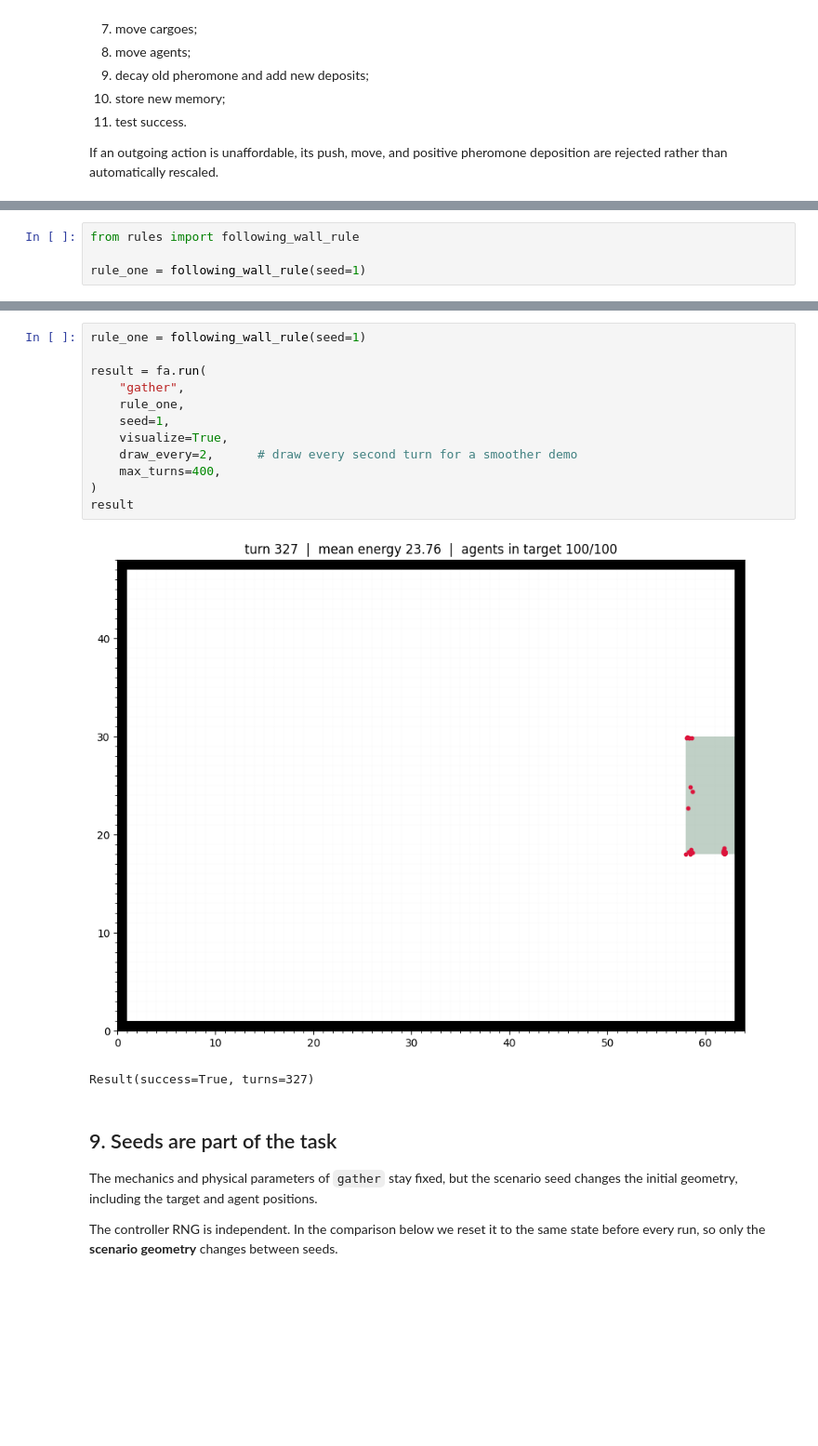
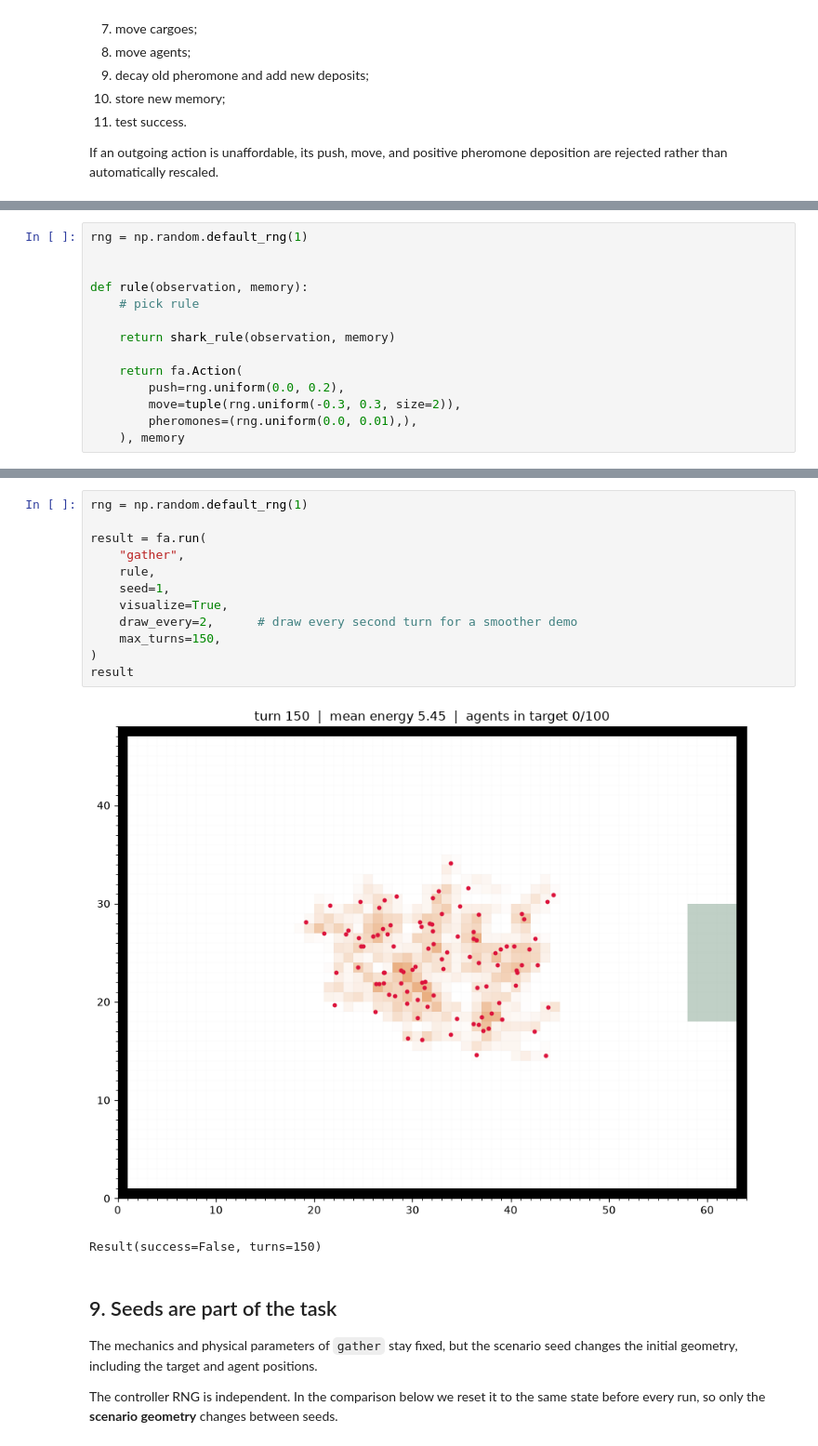
Before and after one commit to kimiasedighi/team_shark, a Jupyter notebook: getting_started.ipynb, the cells around one changed output, grey strips where cells are left out. Shown at 93% size. Drawn from its saved outputs; the diff is of its cells as text; blank space fills up the shorter version.

Commit message:
revert to original rule

```diff
--- a/getting_started.ipynb
+++ b/getting_started.ipynb
@@ -195,7 +184,17 @@ This is not the only way to solve `gather` -- a natural next step is a pheromone
 # %%
-from rules import following_wall_rule
+rng = np.random.default_rng(1)
 
-rule_one = following_wall_rule(seed=1)
+
+def rule(observation, memory):
+    # pick rule
+
+    return shark_rule(observation, memory)
+
+    return fa.Action(
+        push=rng.uniform(0.0, 0.2),
+        move=tuple(rng.uniform(-0.3, 0.3, size=2)),
+        pheromones=(rng.uniform(0.0, 0.01),),
+    ), memory
 # %% [markdown]
 ## 8. Run Scenario 1: `gather`
 
@@ -207,18 +206,18 @@ Recreating `rule_one` via `make_rule_one(seed=1)` before the run makes its rando
 # %%
-rule_one = following_wall_rule(seed=1)
+rng = np.random.default_rng(1)
 
 result = fa.run(
     "gather",
-    rule_one,
+    rule,
     seed=1,
     visualize=True,
     draw_every=2,      # draw every second turn for a smoother demo
-    max_turns=400,
+    max_turns=150,
 )
 result
 # %% [output]
-[figure, old version]
+[figure, new version]
-Result(success=True, turns=327)
+Result(success=False, turns=150)
 # %% [markdown]
 ## 9. Seeds are part of the task
 
```
Also changed, not shown: parts of 5 cells of this notebook.
